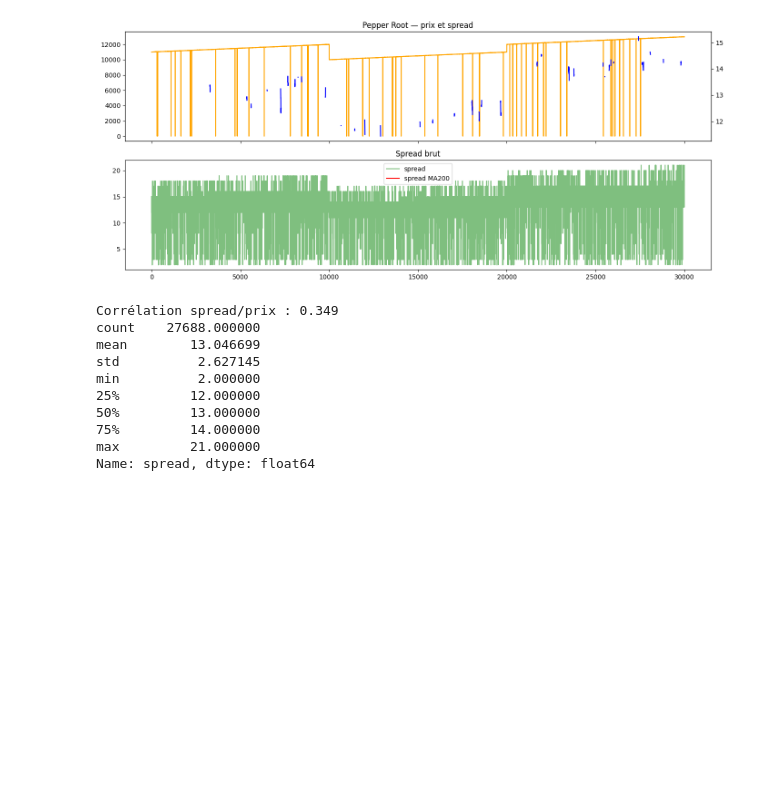
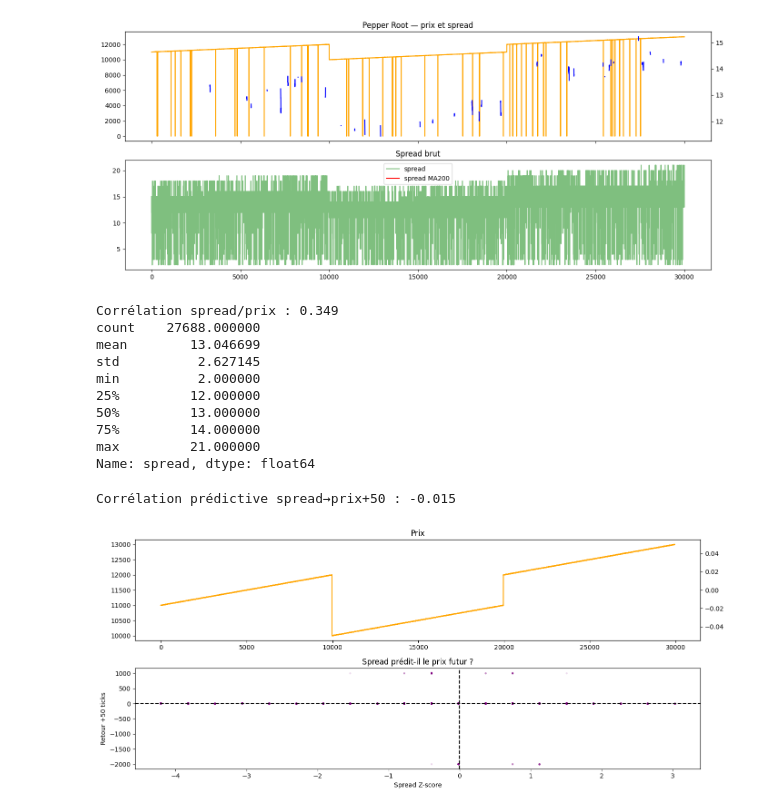
Before and after one commit to Paul-Arnaud-Battandier/IMC-Prosperity-4, a Jupyter notebook: round_1/r1.ipynb, the cells around one changed output. Drawn from its saved outputs; the diff is of its cells as text; code cells hidden in the pictures; blank space fills up the shorter version.

```diff
--- a/round_1/r1.ipynb
+++ b/round_1/r1.ipynb
@@ -348,3 +349,33 @@ min          2.000000
 75%         14.000000
 max         21.000000
 Name: spread, dtype: float64
+# %%
+pepper_clean = pepper[pepper["mid_price"] > 9000].copy().reset_index(drop=True)
+
+# Est-ce que le spread prédit le mouvement futur ?
+pepper_clean["future_return"] = pepper_clean["mid_price"].shift(-50) - pepper_clean["mid_price"]
+pepper_clean["spread_zscore"] = (pepper_clean["spread"] - pepper_clean["spread"].mean()) / pepper_clean["spread"].std()
+
+# Corrélation spread actuel → retour dans 50 ticks
+corr_predictive = pepper_clean["spread_zscore"].corr(pepper_clean["future_return"])
+print(f"Corrélation prédictive spread→prix+50 : {corr_predictive:.3f}")
+
+# Visualiser
+fig, axes = plt.subplots(2, 1, figsize=(14, 6))
+pepper_clean["mid_price"].plot(ax=axes[0], color="orange", title="Prix")
+pepper_clean["spread"].rolling(100).mean().plot(ax=axes[0], color="blue",
+    secondary_y=True, label="spread MA100")
+
+axes[1].scatter(pepper_clean["spread_zscore"],
+                pepper_clean["future_return"],
+                alpha=0.1, s=5, color="purple")
+axes[1].axhline(0, color="black", linestyle="--")
+axes[1].axvline(0, color="black", linestyle="--")
+axes[1].set_xlabel("Spread Z-score")
+axes[1].set_ylabel("Retour +50 ticks")
+axes[1].set_title("Spread prédit-il le prix futur ?")
+plt.tight_layout()
+plt.show()
+# %% [output]
+Corrélation prédictive spread→prix+50 : -0.015
+[figure, added]
```
Also changed, not shown: parts of 4 cells of this notebook, 2 other files.
